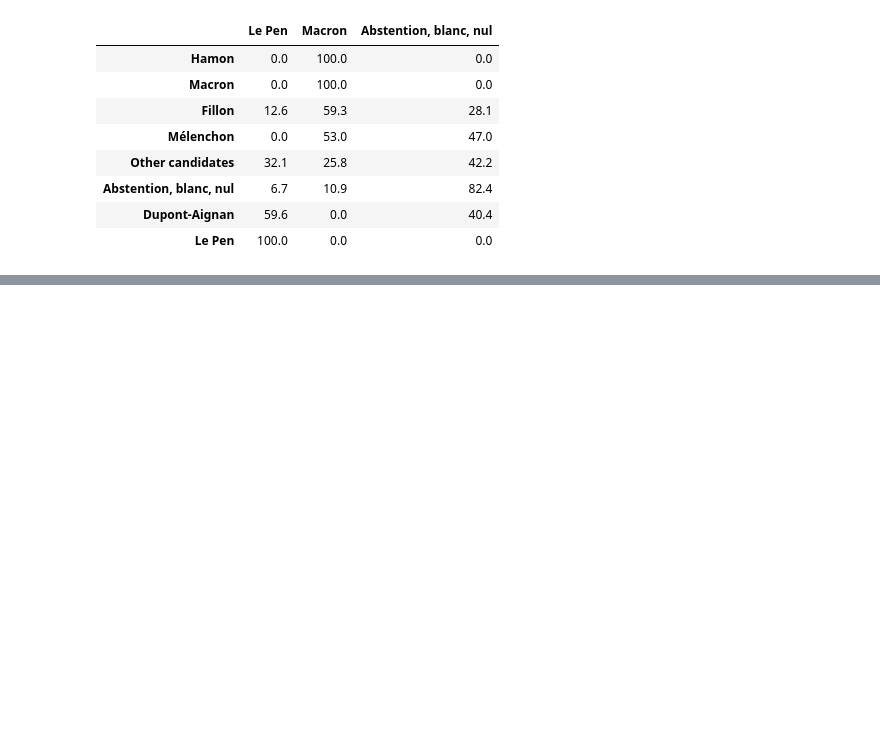
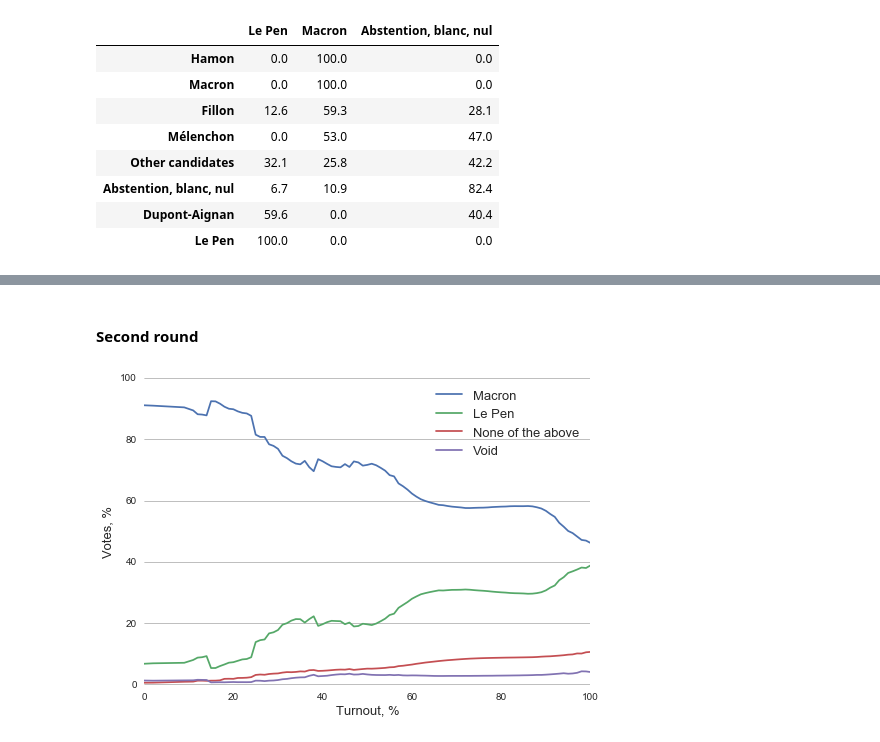
Before and after one commit to sgrigory/Vote-transfers, a Jupyter notebook: main.ipynb, the cells around one changed output, grey strips where cells are left out. Saved outputs shown, nothing was run; the diff lists cells and outputs as text; code cells hidden in the pictures; blank space fills up the shorter version.

```diff
--- a/main.ipynb
+++ b/main.ipynb
@@ -264,0 +297,19 @@ HTML(table_html)
+# %% [markdown]
+#### Second round
+# %%
+window=10
+tab2['tmp']=100-(tab2['% Abs/Ins']).astype('int')
+by_turnout=(tab2.groupby('tmp')[['MACRON','LE PEN','Blancs','Nuls','Votants']]).sum().rolling(window=window,
+                                            center=True,min_periods=0).mean(how='forward')
+fig=plt.figure(facecolor='white')
+ax=fig.add_subplot(111)
+ax.set_axis_bgcolor('white')
+(100*(by_turnout[['MACRON','LE PEN','Blancs','Nuls']].T/by_turnout['Votants'])).T.plot(ax=ax)
+ax.legend(['Macron','Le Pen','None of the above','Void'],fontsize=13)
+ax.set_xlabel('Turnout, %',fontsize=13)
+ax.set_ylabel('Votes, %',fontsize=13)
+ax.grid(b=True,axis='y',color='grey',linewidth=0.5)
+ax.axhline(y=0.1,color='grey',linewidth=0.5)
+plt.show()
+# %% [output]
+[figure, added]
```
Also changed, not shown: parts of 5 cells of this notebook.
